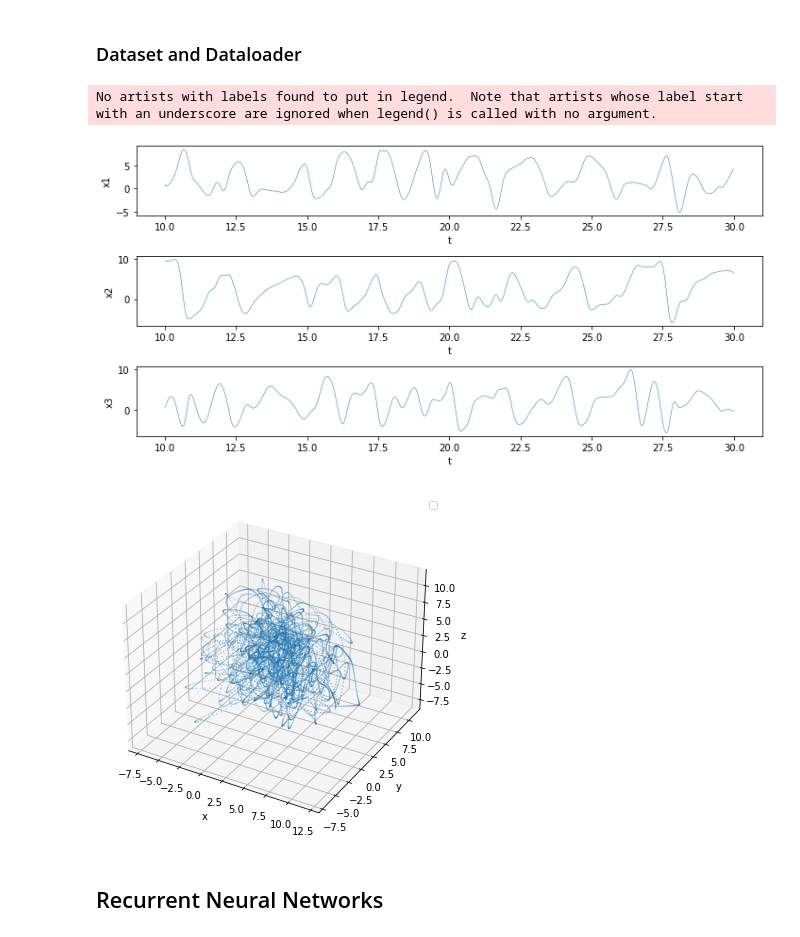
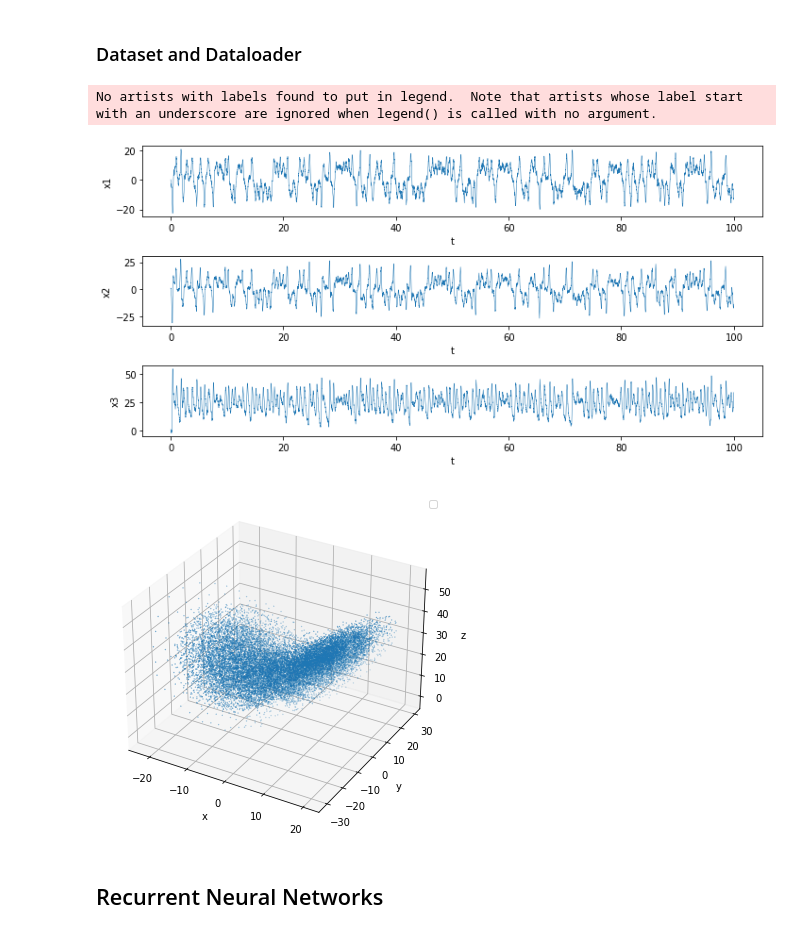
Before and after one commit to lupoalberto98/Physical-Informed-Dynamical-Systems, a Jupyter notebook: src/main.ipynb, the cells around one changed output. Saved outputs shown, nothing was run; the diff lists cells and outputs as text; code cells hidden in the pictures.

Commit message:
Update. Implemented convolutional, lstm convolutional and variational autoencoders with physical informed regularization. Implemented noise. Implemented beta vaes.

```diff
--- a/src/main.ipynb
+++ b/src/main.ipynb
@@ -101,40 +113,48 @@ roess = Roessler(a=0.37, b=0.2, c=5.7)
 ### Dataset and Dataloader
 # %%
 # Define system to use
-true_system = l96
-true_system.args.requires_grad = False
+true_system = l63
+true_params = true_params_l63
+#true_system.args.requires_grad = False
+#print(true_system.args)
 
 # Train dataset
-state0 = [1.0]*true_system.dim
-train_states = DynSysDataset(state0, true_system, dt, train_steps, seq_len, discard, include_time=include_time, convolution=convolution)
+state0 = torch.rand(true_system.dim)
+train_states = DynSysDataset(state0, true_system, dt, train_steps, seq_len, discard=0, sigma=sigma, include_time=include_time, convolution=convolution)
 t_train = train_states.time
 train_dataset = train_states.dataset
 
 # Validtion dataset
-state0 = [1.1]*true_system.dim
-val_states =  DynSysDataset(state0, true_system, dt, val_steps, seq_len, discard, include_time=include_time, convolution=convolution)
+state0 = torch.rand(true_system.dim)
+val_states =  DynSysDataset(state0, true_system, dt, val_steps, seq_len, discard=0, sigma=sigma, include_time=include_time, convolution=convolution)
 t_val = val_states.time
 val_dataset = val_states.dataset
 
 # Test dataset
-state0 = train_dataset[-1][:n_dim]
-test_states =  DynSysDataset(state0, true_system, dt, test_steps, seq_len, discard, include_time=include_time, convolution=convolution)
+state0 = torch.rand(true_system.dim)
+test_states =  DynSysDataset(state0, true_system, dt, test_steps, seq_len, discard=0, sigma=sigma, include_time=include_time, convolution=convolution)
 t_test = test_states.time
 test_dataset = test_states.dataset
 
 ### Dataloader
 batch_size = 20
 train_dataloader = DataLoader(train_states, batch_size=batch_size, num_workers=0, shuffle=True)
-val_dataloader = DataLoader(val_states, batch_size=batch_size,num_workers=0, shuffle=True)
+val_dataloader = DataLoader(val_states, batch_size=batch_size,num_workers=0, shuffle=False)
+
 
 ### Plot dataset
 # Train dataset
-train_dynamics = plot_trajectory(train_dataset, time=t_train, n_var=3, labels=["x","y","z"], prediction_steps=2000)
-train_attractor = plot_3Dtrajectory(train_dataset, var=[1,3,6])
+#rk4 = RK4(dt, true_system)
+#eul = Eul(dt, true_system)
+#train_dataset = eul(train_dataset)
+name_dyn_data = "images/dynamics_"+true_system.__class__.__name__+".png"
+name_attractor = "images/attractor_"+true_system.__class__.__name__+".png"
+train_dynamics = plot_trajectory(train_dataset, time=t_train, n_var=3, labels=["x","y","z"], filename = name_dyn_data, prediction_steps=10000)
+train_attractor = plot_3Dtrajectory(train_dataset, filename = name_attractor)
 # %% [output]
 No artists with labels found to put in legend.  Note that artists whose label start with an underscore are ignored when legend() is called with no argument.
-[figure, old version]
+[figure, new version]
-[figure, old version]
+[figure, new version]
 # %% [markdown]
 ## Recurrent Neural Networks
 # %% [markdown]
```
Also changed, not shown: parts of 29 cells of this notebook, 11 other files.
